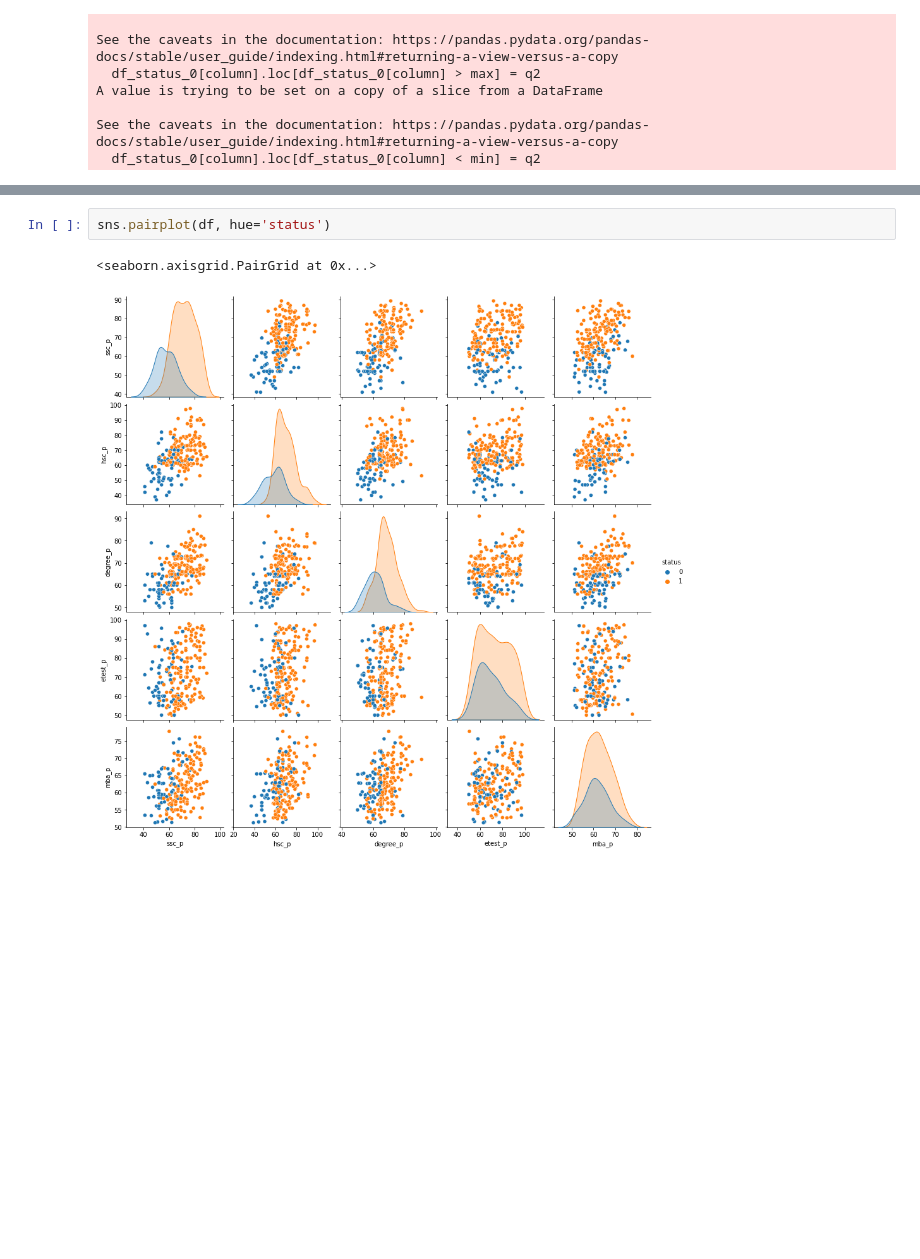
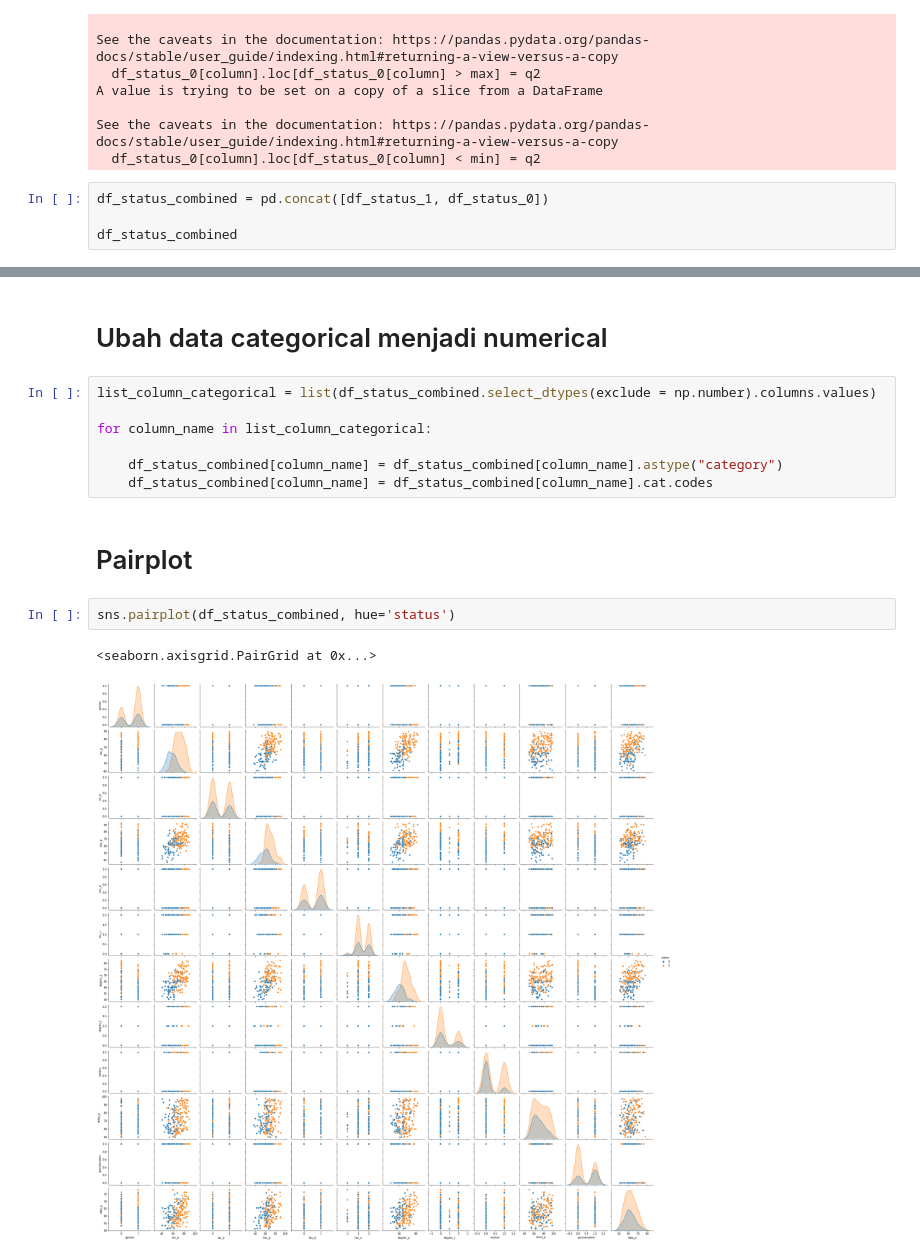
Before and after one commit to joelrizkyw/ProjekDataMining, a Jupyter notebook: febry.ipynb, the cells around one changed output, grey strips where cells are left out. Cells and saved outputs as stored; diff of their text form; blank space fills up the shorter version.

```diff
--- a/febry.ipynb
+++ b/febry.ipynb
@@ -205,3 +174,7 @@ A value is trying to be set on a copy of a slice from a DataFrame
 
 See the caveats in the documentation: https://pandas.pydata.org/pandas-docs/stable/user_guide/indexing.html#returning-a-view-versus-a-copy
   df_status_0[column].loc[df_status_0[column] < min] = q2
+# %%
+df_status_combined = pd.concat([df_status_1, df_status_0])
+
+df_status_combined
@@ -208,5 +195,16 @@ See the caveats in the documentation: https://pandas.pydata.org/pandas-docs/stab
+# %% [markdown]
+# Ubah data categorical menjadi numerical
+# %%
+list_column_categorical = list(df_status_combined.select_dtypes(exclude = np.number).columns.values)
+
+for column_name in list_column_categorical:
+
+    df_status_combined[column_name] = df_status_combined[column_name].astype("category")
+    df_status_combined[column_name] = df_status_combined[column_name].cat.codes
+# %% [markdown]
+# Pairplot
 # %%
-sns.pairplot(df, hue='status')
+sns.pairplot(df_status_combined, hue='status')
 # %% [output]
 <seaborn.axisgrid.PairGrid at 0x...>
-[figure, old version]
+[figure, new version]
```
Also changed, not shown: parts of 5 cells of this notebook.
